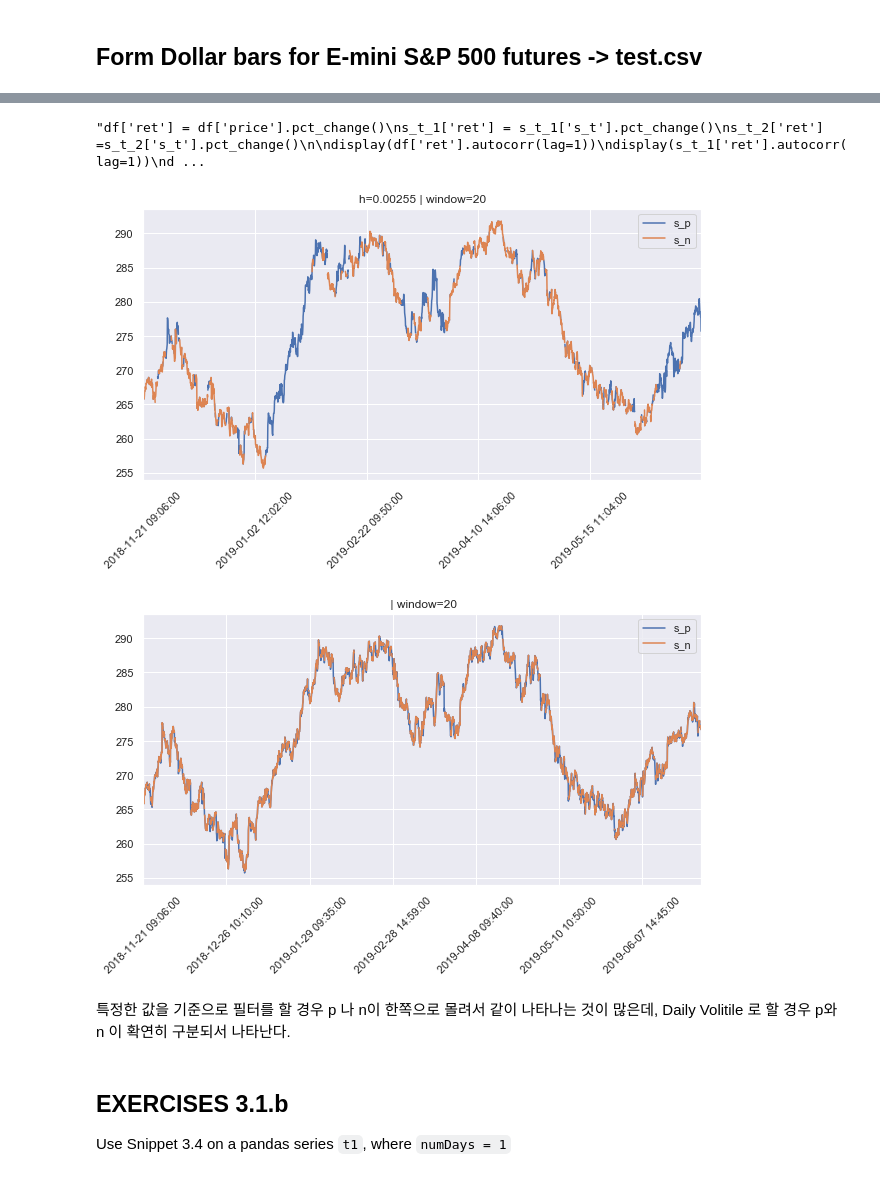
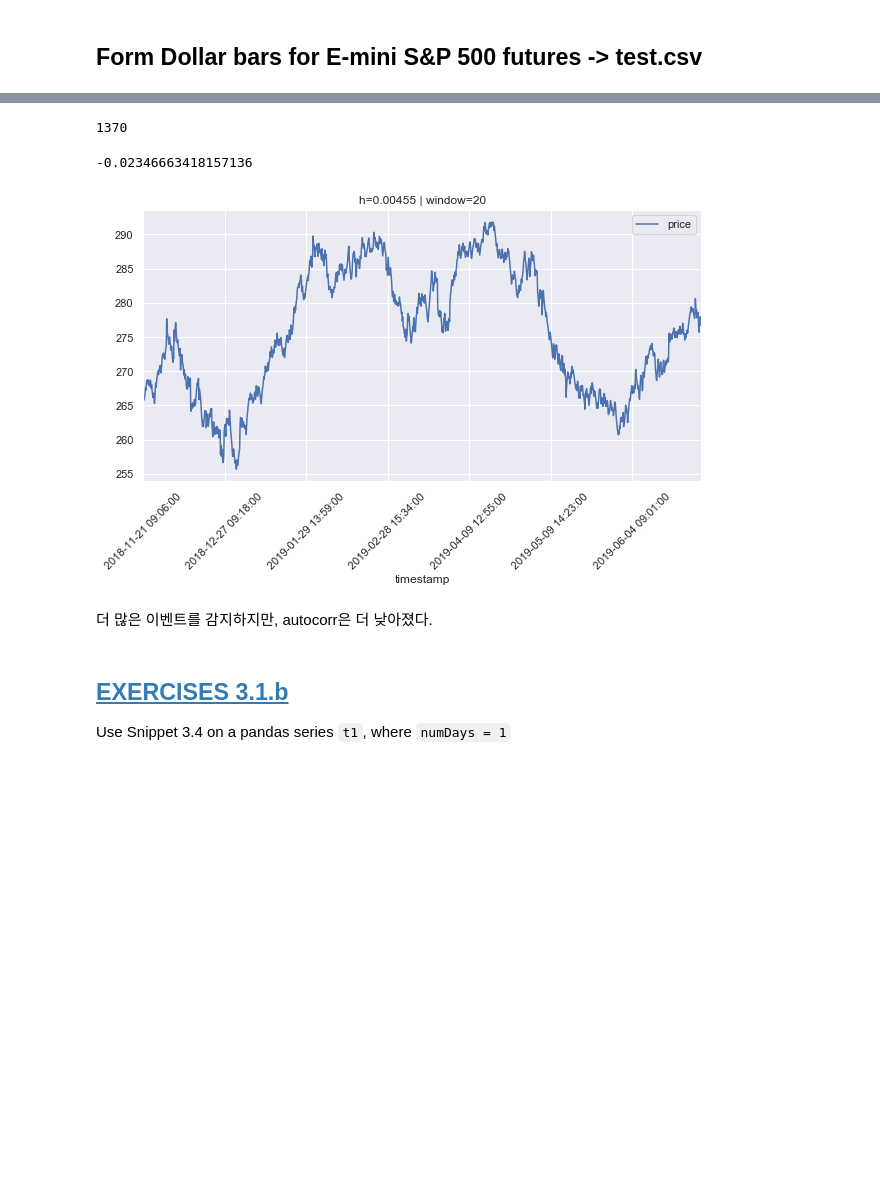
Before and after one commit to kooBH/FinanceServer, a Jupyter notebook: DE_PRADO/ch3_v1.ipynb, the cells around one changed output, grey strips where cells are left out. Drawn from its saved outputs; the diff is of its cells as text; code cells hidden in the pictures; blank space fills up the shorter version.

````diff
--- a/DE_PRADO/ch3_v1.ipynb
+++ b/DE_PRADO/ch3_v1.ipynb
@@ -58,12 +66,14 @@ def getDailityVol (
     df,
     col_close='close',
     col_dVol='dVol',
-    span0 = 100
+    span = 100
     ):
     df[col_dVol]=df[col_close].pct_change()
     df[col_dVol] = df[col_dVol].ewm(span=100).std()
+    return df[col_dVol]
 # %%
 df = pd.read_csv('dollar_D_15.csv',index_col='timestamp')
-getDailityVol(df,col_close='price')
+dVol = getDailityVol(df,span=20,col_close='price')
+dVol.head()
 
 #df['price'].index.searchsorted(df.index - pd.Timedelta(days=1))
@@ -220,40 +276,0 @@ def CUSUM_dVol(
-# %%
-h_t = 0.00255
-
-window=20
-figsize=(10,5)
-#s_t = CUSUM3('dollar_t5300000_d200.csv',h=h_t,window=window)
-df = pd.read_csv('dollar_D_15.csv',index_col='timestamp')
-s_t_1= CUSUM_4(df,h=h_t,window=window,col='price')
-s_t_2 = CUSUM_dVol(df,window=window,col='price')
-
-#getDailityVol(df,col_close='price')
-s_t_1.plot(
-    use_index =True,
-    subplots=False,
-    sharex =True,
-    rot =45,
-    figsize=figsize,
-    title='h=' + str(h_t) + ' | window='+str(window)
-)
-s_t_2.plot(
-    use_index =True,
-    subplots=False,
-    sharex =True,
-    rot =45,
-    figsize=figsize,
-    title=' | window='+str(window)
-)
-'''df['ret'] = df['price'].pct_change()
-s_t_1['ret'] = s_t_1['s_t'].pct_change()
-s_t_2['ret'] =s_t_2['s_t'].pct_change()
-
-display(df['ret'].autocorr(lag=1))
-display(s_t_1['ret'].autocorr(lag=1))
-display(s_t_2['ret'].autocorr(lag=1))'''
-# %% [output]
-"df['ret'] = df['price'].pct_change()\ns_t_1['ret'] = s_t_1['s_t'].pct_change()\ns_t_2['ret'] =s_t_2['s_t'].pct_change()\n\ndisplay(df['ret'].autocorr(lag=1))\ndisplay(s_t_1['ret'].autocorr(lag=1))\nd ...
-[figure, removed]
-[figure, removed]
-# %% [markdown]
-특정한 값을 기준으로 필터를 할 경우 p 나 n이 한쪽으로 몰려서 같이 나타나는 것이 많은데, Daily Volitile 로 할 경우 p와 n 이 확연히 구분되서 나타난다.
@@ -260,3 +372,29 @@ display(s_t_2['ret'].autocorr(lag=1))'''
+# %%
+df = pd.read_csv('dollar_D_15.csv',index_col='timestamp')
+
+dVol = getDailityVol(df,span=20,col_close='price')
+dVol = dVol.fillna(0)
+fl_idx = cusum_filter_dailyVol(df, dVol , time_stamps=False)
+s_t_2 = df[df.index.isin(fl_idx)]
+
+s_t_2.plot(
+    use_index =True,
+    subplots=False,
+    sharex =True,
+    rot =45,
+    figsize=figsize,
+    title='h=' + str(h_t) + ' | window='+str(window)
+)
+display(s_t_2.index.size)
+
+r2 =s_t_2['price'].pct_change()
+display(r2.autocorr(lag=1))
+# %% [output]
+1370
+-0.02346663418157136
+[figure, added]
+# %% [markdown]
+더 많은 이벤트를 감지하지만, autocorr은 더 낮아졌다.
 # %% [markdown]
-## EXERCISES 3.1.b<a name='e_3_1_b'></a>
+## [EXERCISES 3.1.b](#top)<a name='e_3_1_b'></a>
 Use Snippet 3.4 on a pandas series ```t1```, where ```numDays = 1```
````
Also changed, not shown: parts of 30 cells of this notebook, 2 other files.
